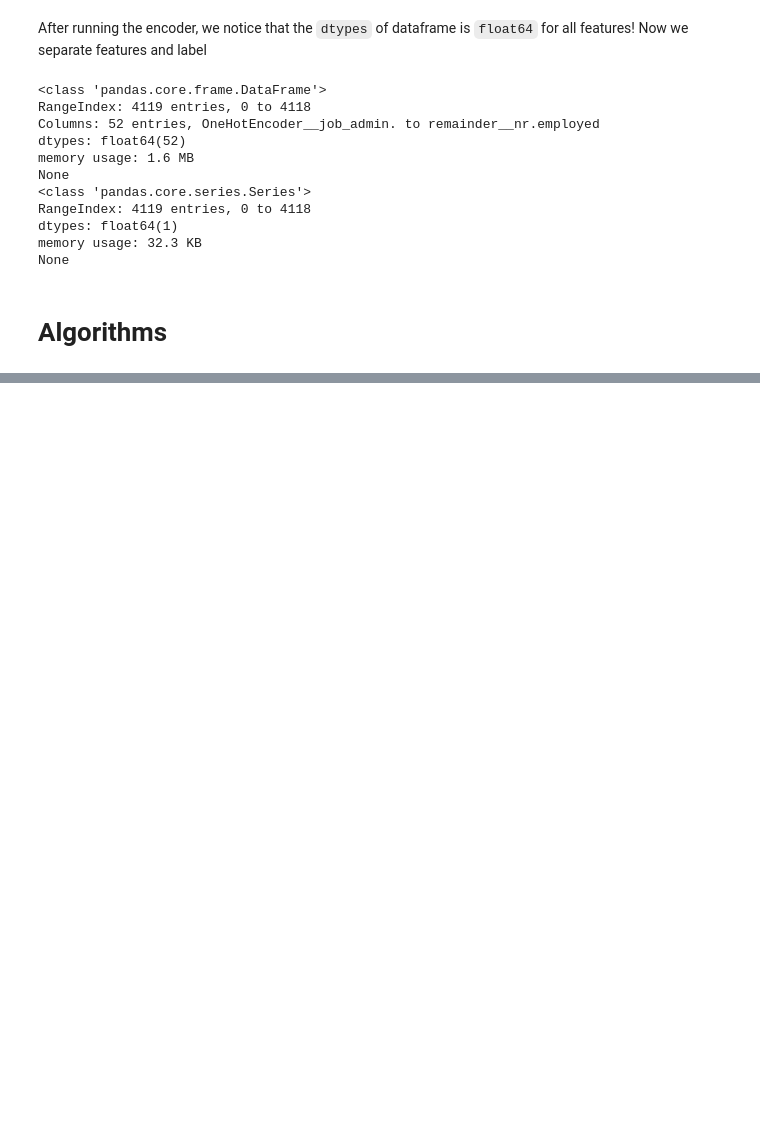
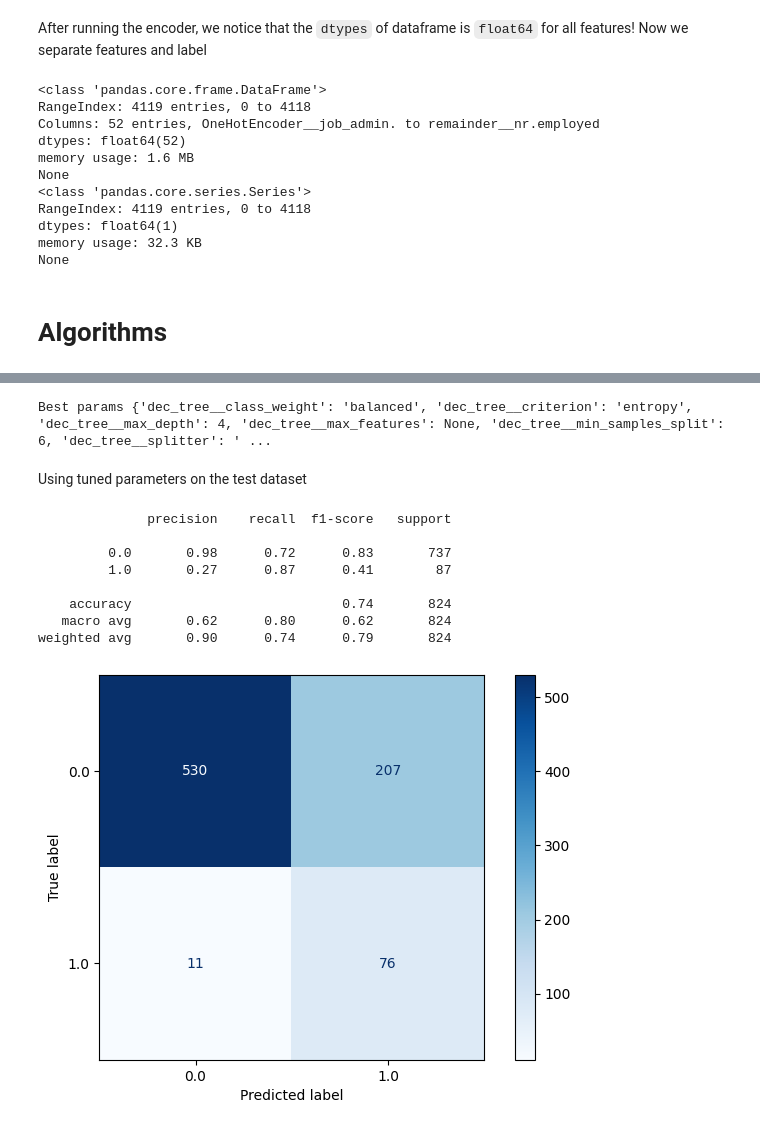
Before and after one commit to longtv2222/bank-investment-prediction, a Jupyter notebook: notebook.ipynb, the cells around one changed output, grey strips where cells are left out. Drawn from its saved outputs; the diff is of its cells as text; code cells hidden in the pictures; blank space fills up the shorter version.

```diff
--- a/notebook.ipynb
+++ b/notebook.ipynb
@@ -287,0 +292,35 @@ weighted avg       0.88      0.90      0.88      1030
+# %%
+from sklearn.pipeline import Pipeline
+
+dec_tree = DecisionTreeClassifier()
+pipe = Pipeline(steps=[
+    ('dec_tree', dec_tree)])
+
+parameters = dict(
+    dec_tree__class_weight=["balanced", None],
+    dec_tree__criterion=['gini', 'entropy'],
+    dec_tree__max_depth=[2, 4, 6],
+    dec_tree__splitter=["best", "random"],
+    dec_tree__min_samples_split=[2, 4, 6],
+    dec_tree__max_features=["sqrt", "log2", None]
+)
+
+tree_tuning = GridSearchCV(pipe, parameters, scoring="balanced_accuracy")
+tree_tuning.fit(X_valid, Y_valid)
+print("Best params", tree_tuning.best_params_)
+# %% [output]
+Best params {'dec_tree__class_weight': 'balanced', 'dec_tree__criterion': 'entropy', 'dec_tree__max_depth': 4, 'dec_tree__max_features': None, 'dec_tree__min_samples_split': 6, 'dec_tree__splitter': ' ...
+# %% [markdown]
+Using tuned parameters on the test dataset
+# %%
+report_result(tree_tuning.predict(x_test), y_test, tree_tuning)
+# %% [output]
+              precision    recall  f1-score   support
+
+         0.0       0.98      0.72      0.83       737
+         1.0       0.27      0.87      0.41        87
+
+    accuracy                           0.74       824
+   macro avg       0.62      0.80      0.62       824
+weighted avg       0.90      0.74      0.79       824
+[figure, added]
```
Also changed, not shown: parts of 5 cells of this notebook.
